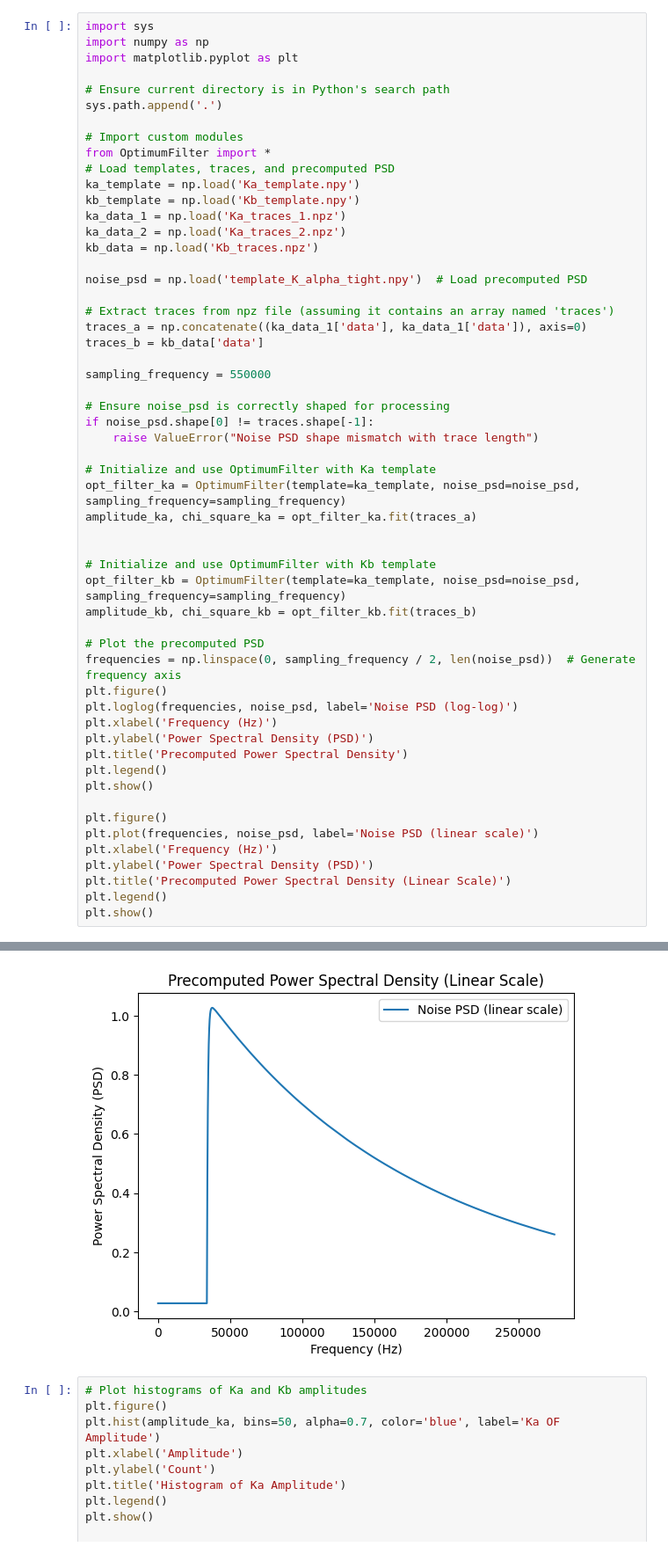
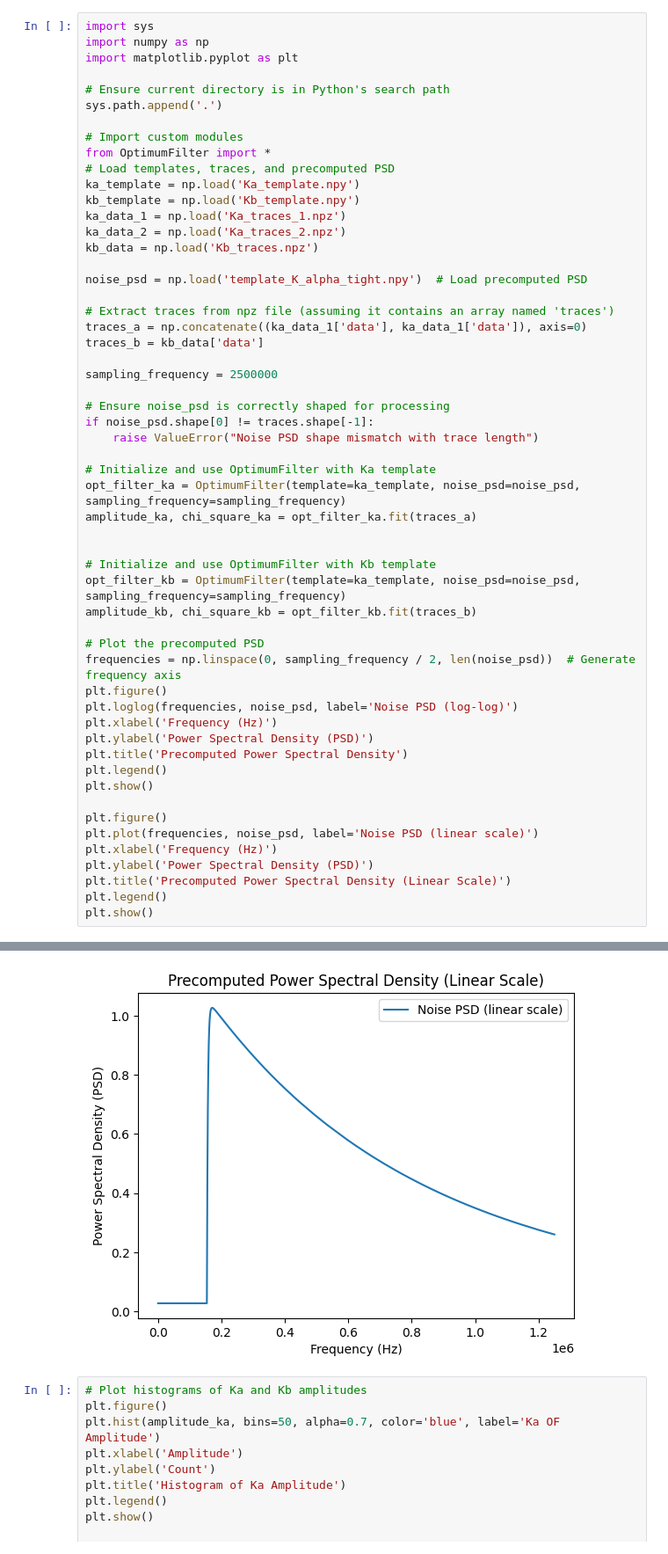
Before and after one commit to dowlingwong/DELight_mtr, a Jupyter notebook: wk8/22OF.ipynb, the cells around one changed output, grey strips where cells are left out. Shown at 88% size. Saved outputs shown, nothing was run; the diff lists cells and outputs as text.

```diff
--- a/wk8/22OF.ipynb
+++ b/wk8/22OF.ipynb
@@ -21,7 +21,7 @@ noise_psd = np.load('template_K_alpha_tight.npy')  # Load precomputed PSD
 traces_a = np.concatenate((ka_data_1['data'], ka_data_1['data']), axis=0)
 traces_b = kb_data['data']
 
-sampling_frequency = 550000
+sampling_frequency = 2500000
 
 # Ensure noise_psd is correctly shaped for processing
 if noise_psd.shape[0] != traces.shape[-1]:
@@ -58,4 +58,4 @@ plt.show()
-[figure, old version]
+[figure, new version]
 # %%
 # Plot histograms of Ka and Kb amplitudes
 plt.figure()
```
Also changed, not shown: parts of 5 cells of this notebook, 8 other files.
